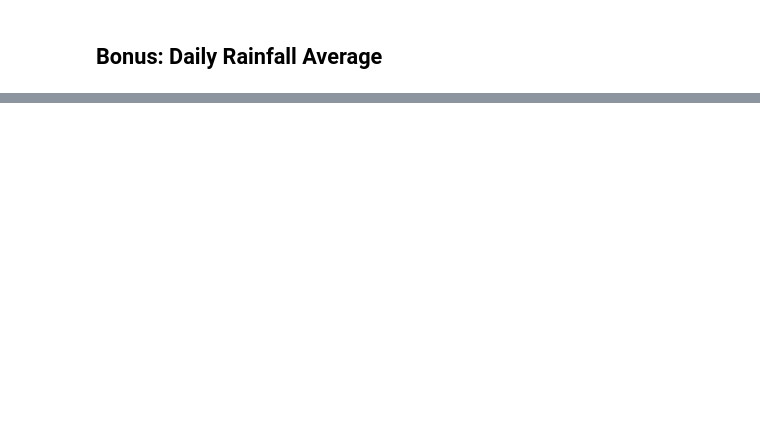
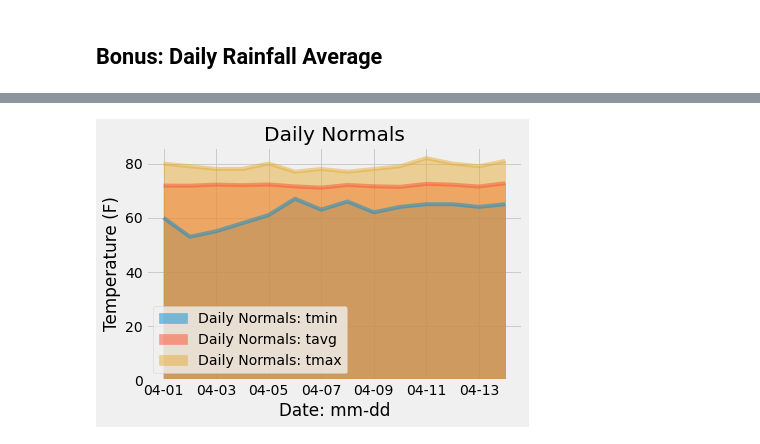
Before and after one commit to dan1ellec/sqlalchemy-challenge, a Jupyter notebook: climate_analysis.ipynb, the cells around one changed output, grey strips where cells are left out. Drawn from its saved outputs; the diff is of its cells as text; code cells hidden in the pictures; blank space fills up the shorter version.

```diff
--- a/climate_analysis.ipynb
+++ b/climate_analysis.ipynb
@@ -444,0 +543,13 @@ same_sporder = session.query(*sel).filter(EA.sporder == NA.sporder).limit(10).al
+# %%
+normals = []
+
+for n in range(len(date_list)):
+
+    #date = date_list[n]
+
+    #normal = daily_normals(f"{date}")
+
+    normal = daily_normals(date_list[n])
+
+    #print(date)
+    normals.append(normal[0])
@@ -444,0 +593,6 @@ same_sporder = session.query(*sel).filter(EA.sporder == NA.sporder).limit(10).al
+# %%
+# Load the previous query results into a Pandas DataFrame and add the `trip_dates` range as the `date` index
+normal_df = pd.DataFrame(np.array(normals))
+
+normal_df = normal_df.rename(columns = {0: "Daily Normals: tmin", 1: "Daily Normals: tavg", 2: "Daily Normals: tmax" })
+normal_df
@@ -444,0 +615,3 @@ same_sporder = session.query(*sel).filter(EA.sporder == NA.sporder).limit(10).al
+# %%
+normal_df["Date"] = date_list
+normal_df
@@ -444,0 +634,4 @@ same_sporder = session.query(*sel).filter(EA.sporder == NA.sporder).limit(10).al
+# %%
+normal_df = normal_df.set_index("Date")
+
+normal_df
@@ -444,0 +655,10 @@ same_sporder = session.query(*sel).filter(EA.sporder == NA.sporder).limit(10).al
+# %%
+# Plot the daily normals as an area plot with `stacked=False`
+
+normal_df.plot.area(stacked=False)
+plt.title("Daily Normals")
+plt.ylabel("Temperature (F)")
+plt.xlabel("Date: mm-dd")
+plt.show()
+# %% [output]
+[figure, added]
```
Also changed, not shown: parts of 17 cells of this notebook.
